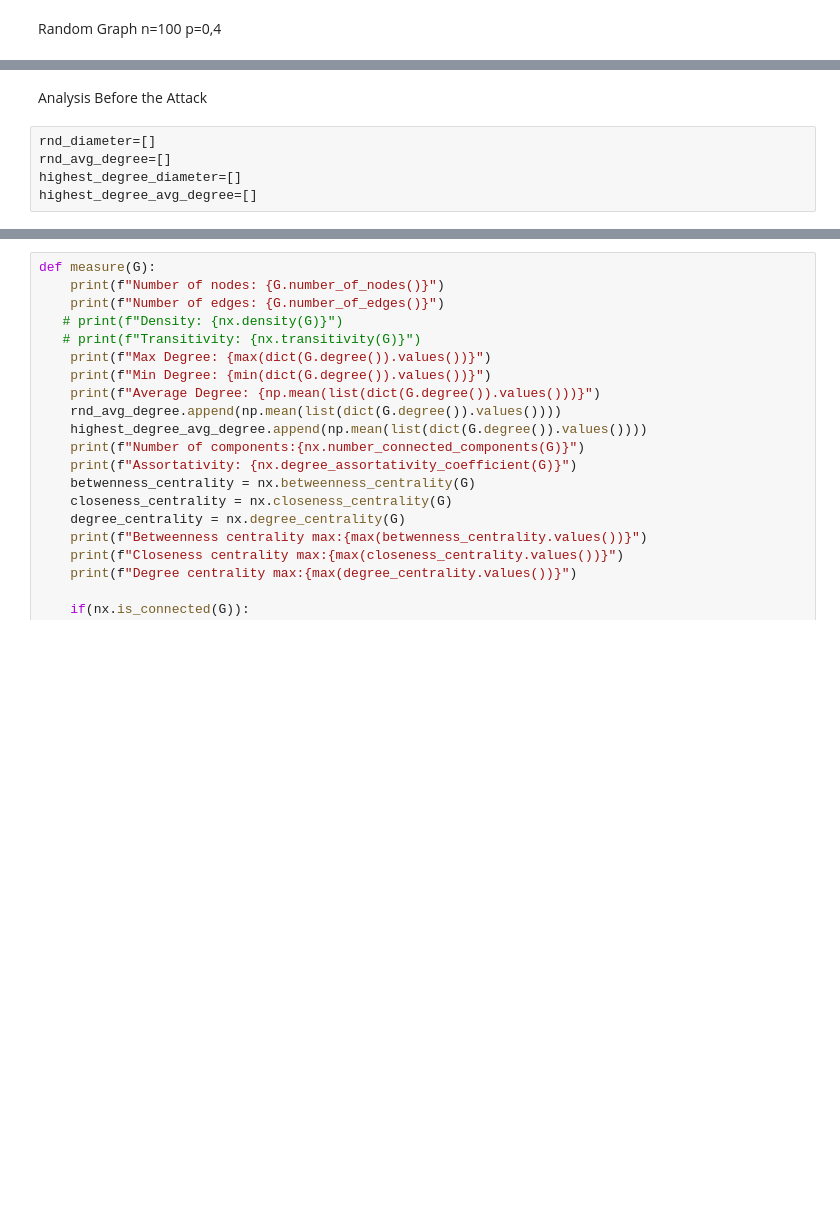
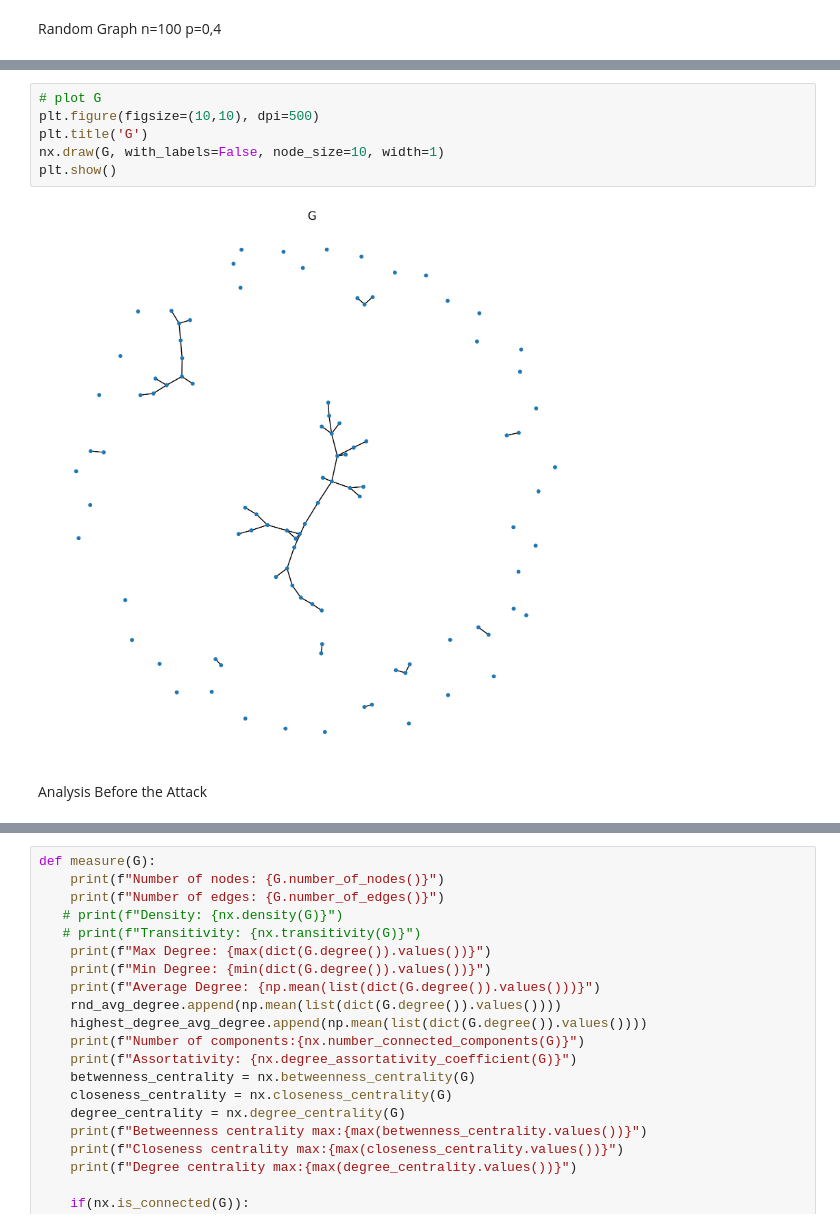
Before and after one commit to luca959/NA-3, a Jupyter notebook: NA3.ipynb, the cells around one changed output, grey strips where cells are left out. Cells and saved outputs as stored; diff of their text form; blank space fills up the shorter version.

```diff
--- a/NA3.ipynb
+++ b/NA3.ipynb
@@ -243,7 +191,10 @@ NetworkXError: Frozen graph can't be modified
+# %%
+# plot G
+plt.figure(figsize=(10,10), dpi=500)
+plt.title('G')
+nx.draw(G, with_labels=False, node_size=10, width=1)
+plt.show()
+# %% [output]
+[figure, added]
 # %% [markdown]
 Analysis Before the Attack
-# %%
-rnd_diameter=[]
-rnd_avg_degree=[]
-highest_degree_diameter=[]
-highest_degree_avg_degree=[]
```
Also changed, not shown: parts of 7 cells of this notebook.
